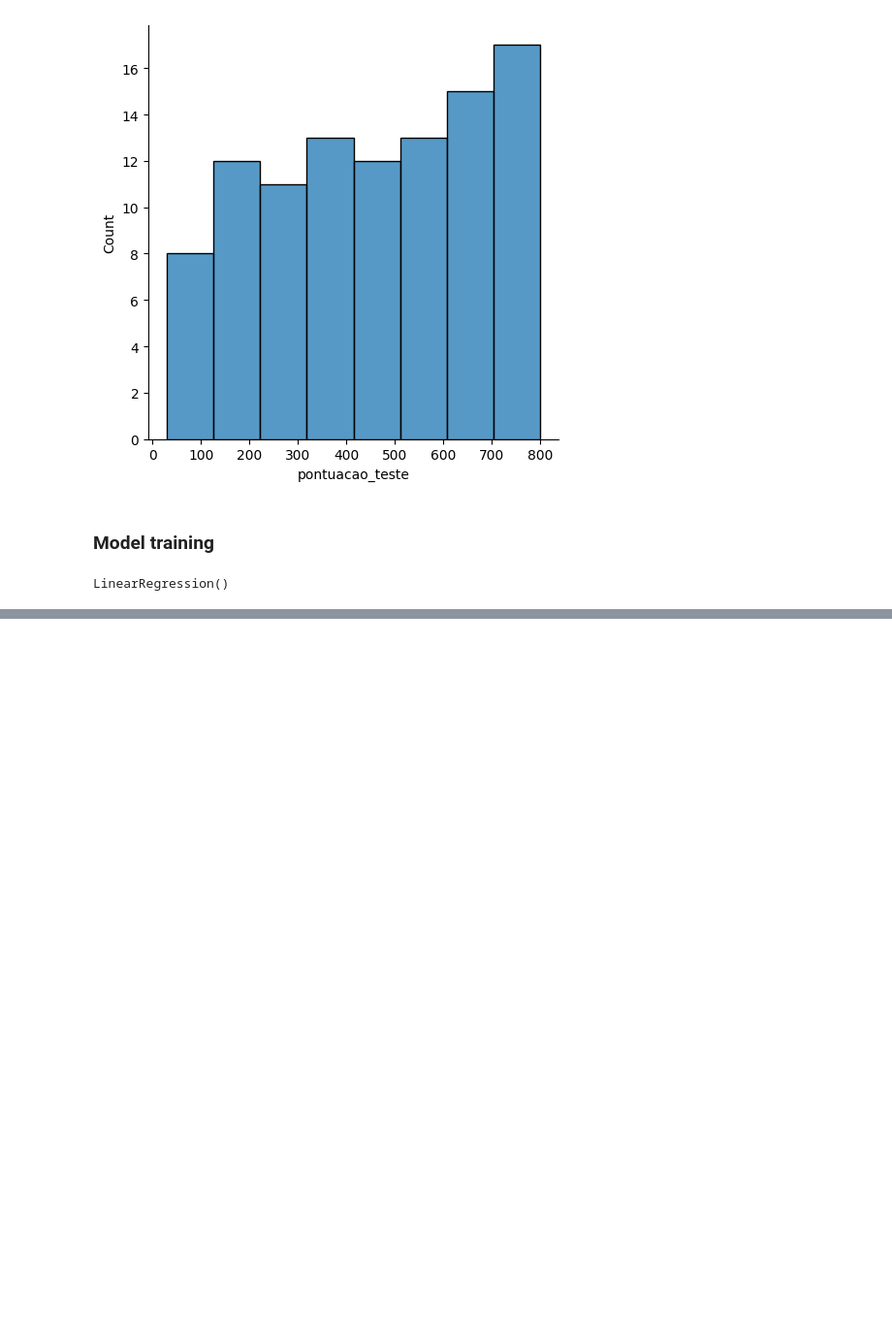
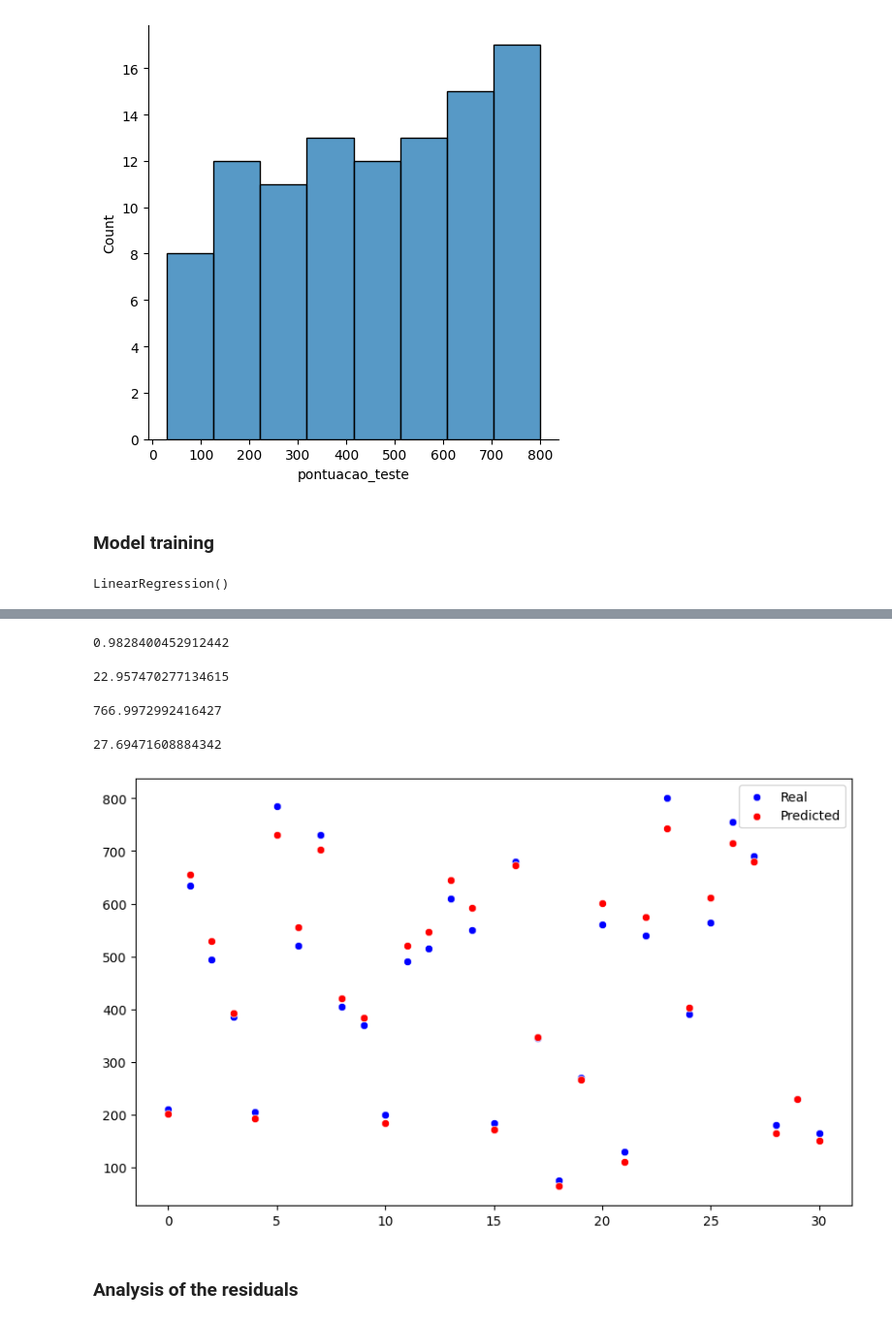
Before and after one commit to RanielliMontagna/ia-learning, a Jupyter notebook: simple_linear_regression/score_model.ipynb, the cells around one changed output, grey strips where cells are left out. Shown: that part at 97% size. Drawn from its saved outputs; the diff is of its cells as text; code cells hidden in the pictures; blank space fills up the shorter version.

Commit message:
feat(simple-linear-regression): model validation with graphical analyses and additional insights

```diff
--- a/simple_linear_regression/score_model.ipynb
+++ b/simple_linear_regression/score_model.ipynb
@@ -137,0 +148,47 @@ The equation of the line is: y = 15.642619 + 8.476601x
+# %%
+# Predict values for the test data
+y_pred = reg_model.predict(X_test)
+# %%
+# Calculate metric R-squared or coefficient of determination
+# R2 represents the percentage of the data that is explained by the model
+from sklearn.metrics import r2_score, mean_absolute_error, mean_squared_error
+r2_score(y_test, y_pred)
+# %% [output]
+0.9828400452912442
+# %%
+# Calculate metric MAE - Mean Absolute Error
+# MAE = Mean(y_test - y_pred)
+# Easy to understand
+# MAE is not sensitive to outliers
+mean_absolute_error(y_test, y_pred)
+# %% [output]
+22.957470277134615
+# %%
+# Calculate metric MSE - Mean Squared Error
+# MSE = Mean((y_test - y_pred)**2)
+# Not easy to understand
+# More sensitive to outliers
+mean_squared_error(y_test, y_pred)
+# %% [output]
+766.9972992416427
+# %%
+# Calculate metric RMSE - Root Mean Squared Error
+# RMSE = Root(Mean((y_test - y_pred)**2))
+# Easy to understand
+# More sensitive to outliers
+import numpy as np
+np.sqrt(mean_squared_error(y_test, y_pred))
+# %% [output]
+27.69471608884342
+# %%
+# Graphical analysis
+x_axis = range(len(y_test))
+plt.figure(figsize=(10, 6))
+sns.scatterplot(x=x_axis, y=y_test.reshape(-1), color='blue', label='Real')
+sns.scatterplot(x=x_axis, y=y_pred.reshape(-1), color='red', label='Predicted')
+plt.legend()
+plt.show()
+# %% [output]
+[figure, added]
+# %% [markdown]
+### Analysis of the residuals
```
Also changed, not shown: parts of 9 cells of this notebook.
